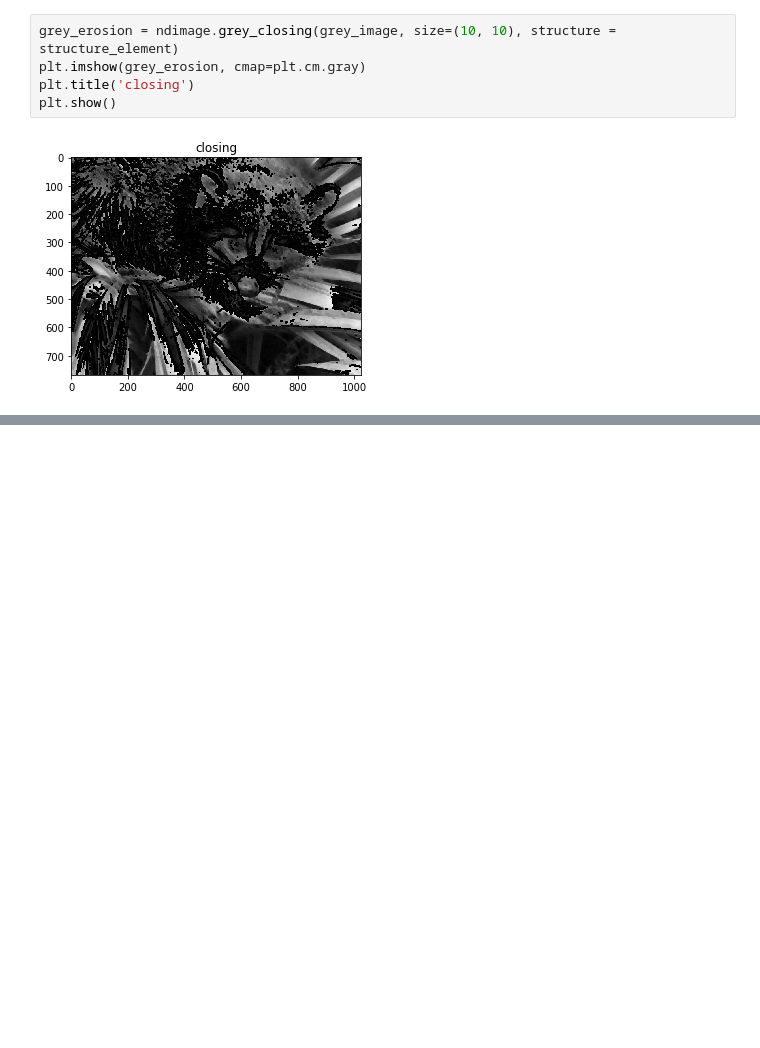
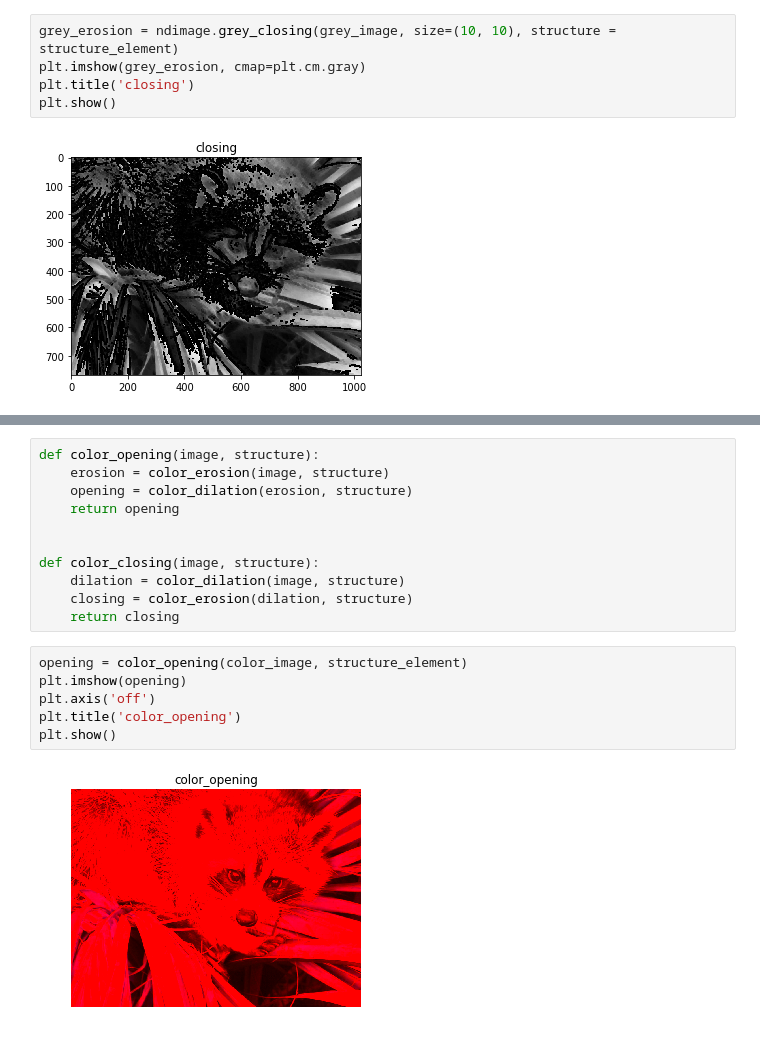
Before and after one commit to Batsila/ADIP, a Jupyter notebook: MorphologicalOperations/morphological_operations.ipynb, the cells around one changed output, grey strips where cells are left out. Saved outputs shown, nothing was run; the diff lists cells and outputs as text; blank space fills up the shorter version.

```diff
--- a/MorphologicalOperations/morphological_operations.ipynb
+++ b/MorphologicalOperations/morphological_operations.ipynb
@@ -94,0 +143,19 @@ plt.show()
+# %%
+def color_opening(image, structure):
+    erosion = color_erosion(image, structure)
+    opening = color_dilation(erosion, structure)
+    return opening
+
+
+def color_closing(image, structure):
+    dilation = color_dilation(image, structure)
+    closing = color_erosion(dilation, structure)
+    return closing
+# %%
+opening = color_opening(color_image, structure_element)
+plt.imshow(opening)
+plt.axis('off')
+plt.title('color_opening')
+plt.show()
+# %% [output]
+[figure, added]
```
Also changed, not shown: parts of 7 cells of this notebook.
